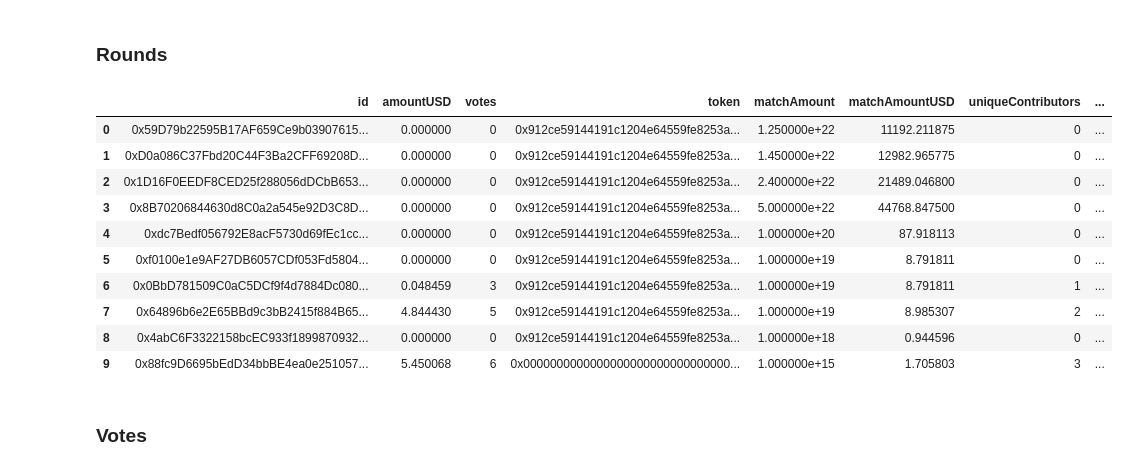
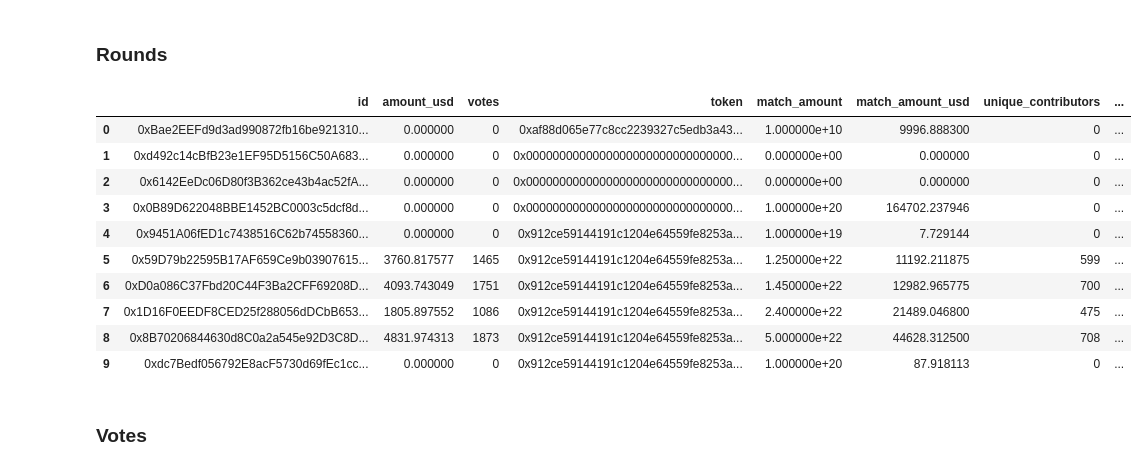
Before and after one commit to davidgasquez/gitcoin-grants-data-portal, a Jupyter notebook: reports/sandbox.ipynb, the cells around one changed output. Cells and saved outputs as stored; diff of their text form; code cells hidden in the pictures.

```diff
--- a/reports/sandbox.ipynb
+++ b/reports/sandbox.ipynb
@@ -70,19 +70,19 @@ query("from public.raw_projects order by createdAtBlock desc limit 5").df()
 # %% [markdown]
 ### Rounds
 # %%
-query("from public.rounds order by createdAtBlock desc limit 10").df()
+query("from dbt.rounds order by created_at_block desc limit 10").df()
 # %% [output]
-|  | id | amountUSD | votes | token | matchAmount | matchAmountUSD | uniqueContributors | ... |
-| 0 | 0x59D79b22595B17AF659Ce9b03907615... | 0.000000 | 0 | 0x912ce59144191c1204e64559fe8253a... | 1.250000e+22 | 11192.211875 | 0 | ... |
-| 1 | 0xD0a086C37Fbd20C44F3Ba2CFF69208D... | 0.000000 | 0 | 0x912ce59144191c1204e64559fe8253a... | 1.450000e+22 | 12982.965775 | 0 | ... |
-| 2 | 0x1D16F0EEDF8CED25f288056dDCbB653... | 0.000000 | 0 | 0x912ce59144191c1204e64559fe8253a... | 2.400000e+22 | 21489.046800 | 0 | ... |
-| 3 | 0x8B70206844630d8C0a2a545e92D3C8D... | 0.000000 | 0 | 0x912ce59144191c1204e64559fe8253a... | 5.000000e+22 | 44768.847500 | 0 | ... |
-| 4 | 0xdc7Bedf056792E8acF5730d69fEc1cc... | 0.000000 | 0 | 0x912ce59144191c1204e64559fe8253a... | 1.000000e+20 | 87.918113 | 0 | ... |
-| 5 | 0xf0100e1e9AF27DB6057CDf053Fd5804... | 0.000000 | 0 | 0x912ce59144191c1204e64559fe8253a... | 1.000000e+19 | 8.791811 | 0 | ... |
-| 6 | 0x0BbD781509C0aC5DCf9f4d7884Dc080... | 0.048459 | 3 | 0x912ce59144191c1204e64559fe8253a... | 1.000000e+19 | 8.791811 | 1 | ... |
-| 7 | 0x64896b6e2E65BBd9c3bB2415f884B65... | 4.844430 | 5 | 0x912ce59144191c1204e64559fe8253a... | 1.000000e+19 | 8.985307 | 2 | ... |
-| 8 | 0x4abC6F3322158bcEC933f1899870932... | 0.000000 | 0 | 0x912ce59144191c1204e64559fe8253a... | 1.000000e+18 | 0.944596 | 0 | ... |
-| 9 | 0x88fc9D6695bEdD34bbBE4ea0e251057... | 5.450068 | 6 | 0x0000000000000000000000000000000... | 1.000000e+15 | 1.705803 | 3 | ... |
+|  | id | amount_usd | votes | token | match_amount | match_amount_usd | unique_contributors | ... |
+| 0 | 0xBae2EEFd9d3ad990872fb16be921310... | 0.000000 | 0 | 0xaf88d065e77c8cc2239327c5edb3a43... | 1.000000e+10 | 9996.888300 | 0 | ... |
+| 1 | 0xd492c14cBfB23e1EF95D5156C50A683... | 0.000000 | 0 | 0x0000000000000000000000000000000... | 0.000000e+00 | 0.000000 | 0 | ... |
+| 2 | 0x6142EeDc06D80f3B362ce43b4ac52fA... | 0.000000 | 0 | 0x0000000000000000000000000000000... | 0.000000e+00 | 0.000000 | 0 | ... |
+| 3 | 0x0B89D622048BBE1452BC0003c5dcf8d... | 0.000000 | 0 | 0x0000000000000000000000000000000... | 1.000000e+20 | 164702.237946 | 0 | ... |
+| 4 | 0x9451A06fED1c7438516C62b74558360... | 0.000000 | 0 | 0x912ce59144191c1204e64559fe8253a... | 1.000000e+19 | 7.729144 | 0 | ... |
+| 5 | 0x59D79b22595B17AF659Ce9b03907615... | 3760.817577 | 1465 | 0x912ce59144191c1204e64559fe8253a... | 1.250000e+22 | 11192.211875 | 599 | ... |
+| 6 | 0xD0a086C37Fbd20C44F3Ba2CFF69208D... | 4093.743049 | 1751 | 0x912ce59144191c1204e64559fe8253a... | 1.450000e+22 | 12982.965775 | 700 | ... |
+| 7 | 0x1D16F0EEDF8CED25f288056dDCbB653... | 1805.897552 | 1086 | 0x912ce59144191c1204e64559fe8253a... | 2.400000e+22 | 21489.046800 | 475 | ... |
+| 8 | 0x8B70206844630d8C0a2a545e92D3C8D... | 4831.974313 | 1873 | 0x912ce59144191c1204e64559fe8253a... | 5.000000e+22 | 44628.312500 | 708 | ... |
+| 9 | 0xdc7Bedf056792E8acF5730d69fEc1cc... | 0.000000 | 0 | 0x912ce59144191c1204e64559fe8253a... | 1.000000e+20 | 87.918113 | 0 | ... |
 # %% [markdown]
 ### Votes
 # %%
```
Also changed, not shown: parts of 5 cells of this notebook, 4 other files.
